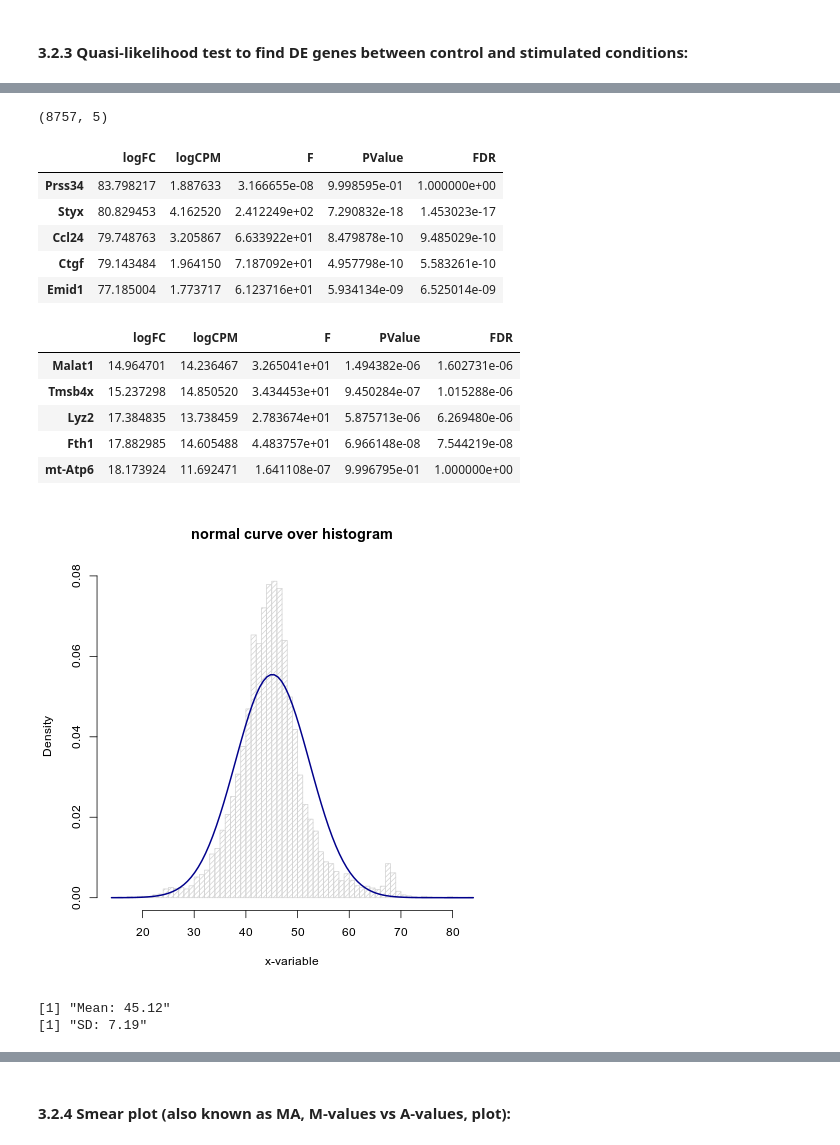
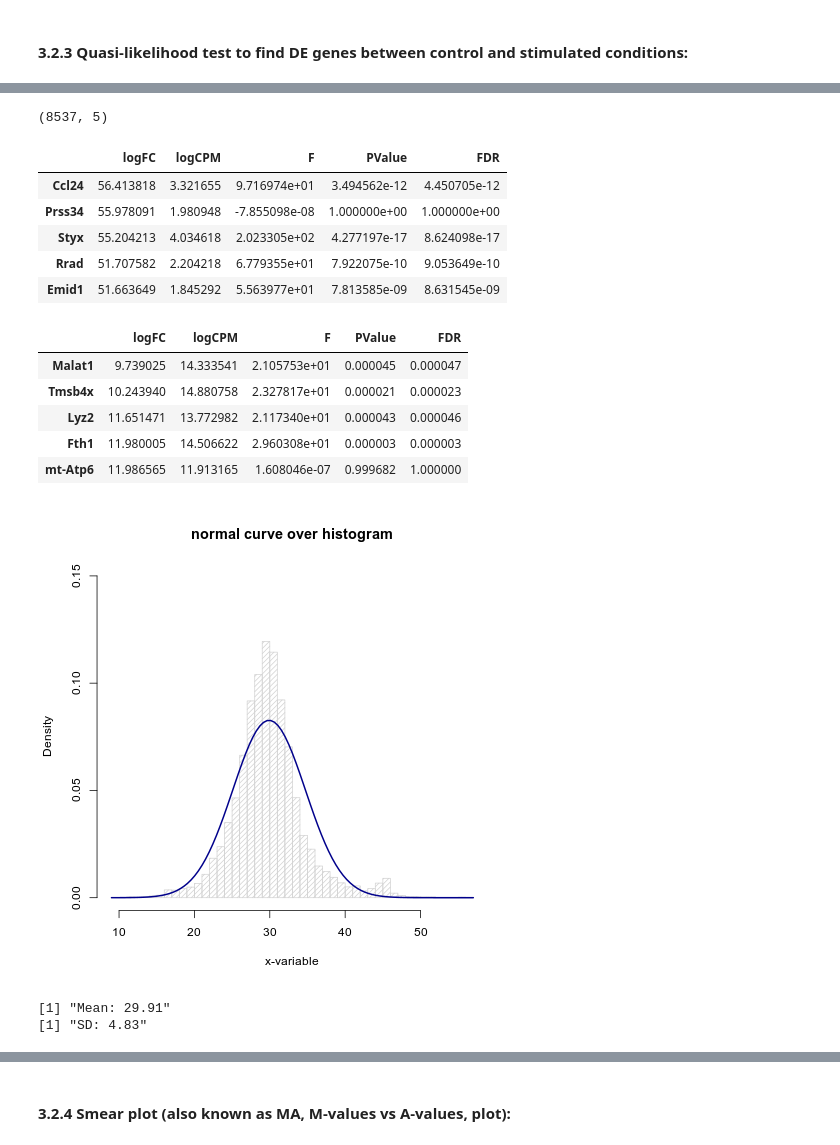
Before and after one commit to lueckenlab/masterpraktikum_fibrosis_atlas, a Jupyter notebook: notebooks/differential_gene_expression_analysis/DiffEx_edgeR_py.ipynb, the cells around one changed output, grey strips where cells are left out. Cells and saved outputs as stored; diff of their text form; code cells hidden in the pictures.

```diff
--- a/notebooks/differential_gene_expression_analysis/DiffEx_edgeR_py.ipynb
+++ b/notebooks/differential_gene_expression_analysis/DiffEx_edgeR_py.ipynb
@@ -336,7 +339,7 @@ colnames(y_AlvMacrophages$design)
 %%R -o tt_AlvMacrophages
 # myContrast_Neutrophils <- makeContrasts('group_asbestos.Neutrophils-group_bleomycin.Neutrophils-group_nintedanib.Neutrophils-group_saline.Neutrophils-group_untreated.Neutrophils',
                                         #levels = y_Neutrophils$design)
-myContrast_AlvMacrophages <- makeContrasts('group_asbestos.Alveolar_macrophages-group_bleomycin.Alveolar_macrophages-group_nintedanib.Alveolar_macrophages-group_saline.Alveolar_macrophages-group_untreated.Alveolar_macrophages',
+myContrast_AlvMacrophages <- makeContrasts('group_asbestos.Alveolar_macrophages-group_bleomycin.Alveolar_macrophages-group_saline.Alveolar_macrophages-group_untreated.Alveolar_macrophages',
                                         levels = y_AlvMacrophages$design)
 qlf_AlvMacrophages <- glmQLFTest(fit_AlvMacrophages, contrast=myContrast_AlvMacrophages)
 # get all of the DE genes and calculate Benjamini-Hochberg adjusted FDR
@@ -345,45 +348,45 @@ tt_AlvMacrophages <- tt_AlvMacrophages$table
 # %%
 tt_AlvMacrophages.shape
 # %% [output]
-(8757, 5)
+(8537, 5)
 # %%
 tt_AlvMacrophages.sort_values('logFC', ascending=False)[:5]   # genes with the highest logFC
 # %% [output]
 |  | logFC | logCPM | F | PValue | FDR |
-| Prss34 | 83.798217 | 1.887633 | 3.166655e-08 | 9.998595e-01 | 1.000000e+00 |
-| Styx | 80.829453 | 4.162520 | 2.412249e+02 | 7.290832e-18 | 1.453023e-17 |
-| Ccl24 | 79.748763 | 3.205867 | 6.633922e+01 | 8.479878e-10 | 9.485029e-10 |
-| Ctgf | 79.143484 | 1.964150 | 7.187092e+01 | 4.957798e-10 | 5.583261e-10 |
-| Emid1 | 77.185004 | 1.773717 | 6.123716e+01 | 5.934134e-09 | 6.525014e-09 |
+| Ccl24 | 56.413818 | 3.321655 | 9.716974e+01 | 3.494562e-12 | 4.450705e-12 |
+| Prss34 | 55.978091 | 1.980948 | -7.855098e-08 | 1.000000e+00 | 1.000000e+00 |
+| Styx | 55.204213 | 4.034618 | 2.023305e+02 | 4.277197e-17 | 8.624098e-17 |
+| Rrad | 51.707582 | 2.204218 | 6.779355e+01 | 7.922075e-10 | 9.053649e-10 |
+| Emid1 | 51.663649 | 1.845292 | 5.563977e+01 | 7.813585e-09 | 8.631545e-09 |
 # %%
 tt_AlvMacrophages.sort_values('logFC')[:5]   # genes with the lowest logFC
 # %% [output]
 |  | logFC | logCPM | F | PValue | FDR |
-| Malat1 | 14.964701 | 14.236467 | 3.265041e+01 | 1.494382e-06 | 1.602731e-06 |
-| Tmsb4x | 15.237298 | 14.850520 | 3.434453e+01 | 9.450284e-07 | 1.015288e-06 |
-| Lyz2 | 17.384835 | 13.738459 | 2.783674e+01 | 5.875713e-06 | 6.269480e-06 |
-| Fth1 | 17.882985 | 14.605488 | 4.483757e+01 | 6.966148e-08 | 7.544219e-08 |
-| mt-Atp6 | 18.173924 | 11.692471 | 1.641108e-07 | 9.996795e-01 | 1.000000e+00 |
+| Malat1 | 9.739025 | 14.333541 | 2.105753e+01 | 0.000045 | 0.000047 |
+| Tmsb4x | 10.243940 | 14.880758 | 2.327817e+01 | 0.000021 | 0.000023 |
+| Lyz2 | 11.651471 | 13.772982 | 2.117340e+01 | 0.000043 | 0.000046 |
+| Fth1 | 11.980005 | 14.506622 | 2.960308e+01 | 0.000003 | 0.000003 |
+| mt-Atp6 | 11.986565 | 11.913165 | 1.608046e-07 | 0.999682 | 1.000000 |
 # %%
 %%R
 
 g3 = tt_AlvMacrophages$logFC
 m3<-mean(g3)
 std3<-sqrt(var(g3))
 hist(g3, density=20, breaks=50, prob=TRUE,
-     xlab="x-variable", ylim=c(0, 0.08),
+     xlab="x-variable", ylim=c(0, 0.15),
      main="normal curve over histogram")
 curve(dnorm(x, mean=m3, sd=std3),
       col="darkblue", lwd=2, add=TRUE, yaxt="n")
 # %% [output]
-[figure, old version]
+[figure, new version]
 # %%
 %%R
 print(paste0("Mean: ", round(mean(tt_AlvMacrophages$logFC), 2)))
 print(paste0("SD: ", round(sqrt(var(tt_AlvMacrophages$logFC)), 2)))
 # %% [output]
-[1] "Mean: 45.12"
-[1] "SD: 7.19"
+[1] "Mean: 29.91"
+[1] "SD: 4.83"
 # %%
 %%R
 g4 <- tt_AlvMacrophages$logFC - mean(tt_AlvMacrophages$logFC)
```
Also changed, not shown: parts of 40 cells of this notebook, 1 other file.
